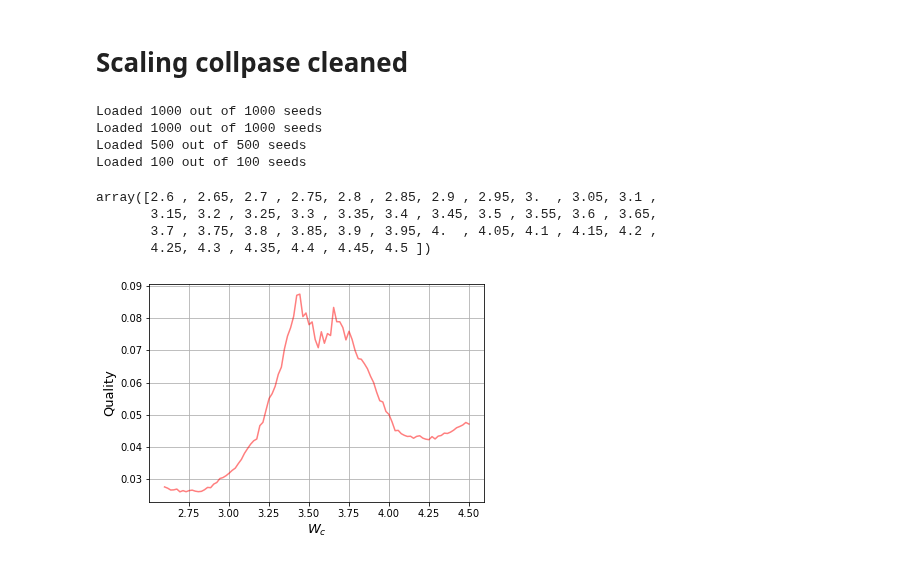
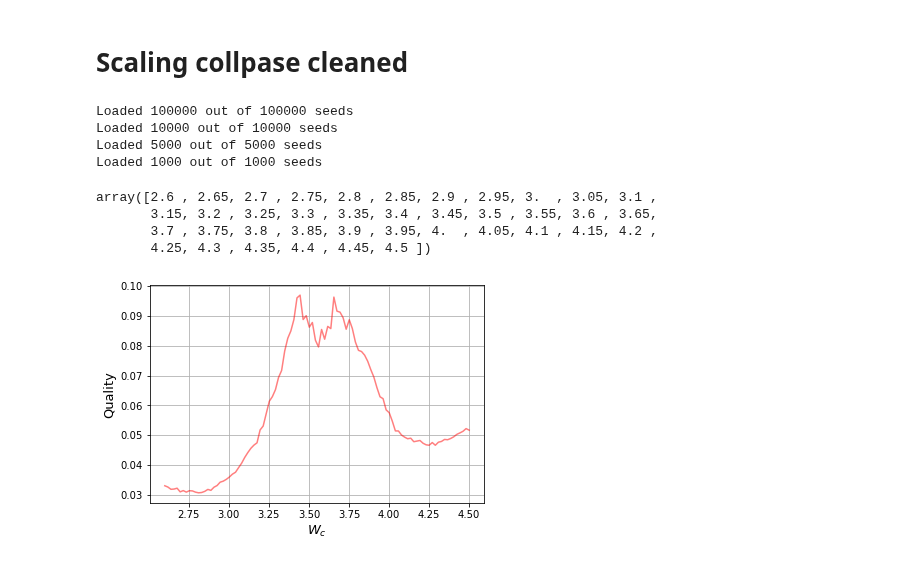
Before and after one commit to tonton-golio/mbl-intrinsicDim, a Jupyter notebook: scaling_Cleaned.ipynb, the cells around one changed output. Saved outputs shown, nothing was run; the diff lists cells and outputs as text; code cells hidden in the pictures.

```diff
--- a/scaling_Cleaned.ipynb
+++ b/scaling_Cleaned.ipynb
@@ -41,7 +351,7 @@ def x_BKT(rho, rho_c, l, alpha):
 def y_func(y, l, zeta,nu):
     return np.power(l, -zeta/nu) * y
 
-def goal_function(args = [3.,2.2,1.2, 1.4], bounds=[(3.1,3.9),(1.,3.),(1.,3.),(0.,3.)]):
+def goal_function(args = [3.,2.2,1.2, 1.4]):#, bounds=[(3.1,3.9),(1.,3.),(1.,3.),(0.,3.)]):
     ''' rho_c, nu, zeta, alpha = args[0],  args[1],  args[2], args[3]'''
     rho_c, nu, zeta, alpha = args[0],  args[1],  args[2], args[3]
 
@@ -83,22 +393,19 @@ def scaledata(l, rho, a, da, rho_c, nu, zeta, alpha):
 
     return x, y, dy
 
-def autoscale(l, rho, a, da, rho_c0, nu0, zeta0, alpha0, bounds=None, **kwargs):
+def autoscale(l, rho, a, da, rho_c0, nu0, zeta0, alpha0, bnds=None, **kwargs):
 
 
     ret = minimize(
         goal_function,
         [rho_c0, nu0, zeta0,alpha0],
         method='nelder-mead',
+        bounds= bnds,
         options={
-            'xatol': 1e-4,
-            'fatol': 1e-4,
-            'bounds':bounds,
+            'xatol': 1e-2,
+            'fatol': 1e-2,
 
-        },
-
-
-    )
+        })
 
     errors, varco = _neldermead_errors(
         sim=ret['final_simplex'][0],
@@ -172,15 +479,15 @@ def _neldermead_errors(sim, fsim, fun):
 # %%
 Ws = np.concatenate([np.arange(1,2.6,0.2), np.arange(2.6,4.55,0.05), np.arange(4.7,6.2,0.2)])
 
-ID8, R2_8 = load_IDs(8, range(0,1000))
-ID10, R2_10 = load_IDs(10, range(0,1000))
-ID12, R2_12 = load_IDs(12, range(0,500))
-ID14, R2_14 = load_IDs(14, range(0,100))
+ID8, R2_8 = load_IDs(8, range(0,100000))
+ID10, R2_10 = load_IDs(10, range(0,10000))
+ID12, R2_12 = load_IDs(12, range(0,5000))
+ID14, R2_14 = load_IDs(14, range(0,1000))
 # %% [output]
+Loaded 100000 out of 100000 seeds
+Loaded 10000 out of 10000 seeds
+Loaded 5000 out of 5000 seeds
 Loaded 1000 out of 1000 seeds
-Loaded 1000 out of 1000 seeds
-Loaded 500 out of 500 seeds
-Loaded 100 out of 100 seeds
 # %%
 l = [8,10,12,14]
 rho = Ws
@@ -203,13 +510,13 @@ array([2.6 , 2.65, 2.7 , 2.75, 2.8 , 2.85, 2.9 , 2.95, 3.  , 3.05, 3.1 ,
 # %%
 out = []
 rs = np.linspace(min(rho),max(rho),100)
 for r in tqdm(rs):
-    out.append(goal_function([r,1.65,2.17,1.53], bounds=[(3.45,3.75),(1.,3.),(1.,3.),(0.,3.)]))
+    out.append(goal_function([r,1.65,2.17,1.53]))
 plt.plot(rs,out, c='r', alpha=.5)
 plt.xlabel('$W_c$', fontsize=13)
 plt.ylabel('Quality', fontsize=13)
 plt.grid()
 plt.show()
 # %% [output]
-[figure, old version]
+[figure, new version]
 # %%
```
Also changed, not shown: parts of 4 cells of this notebook.
